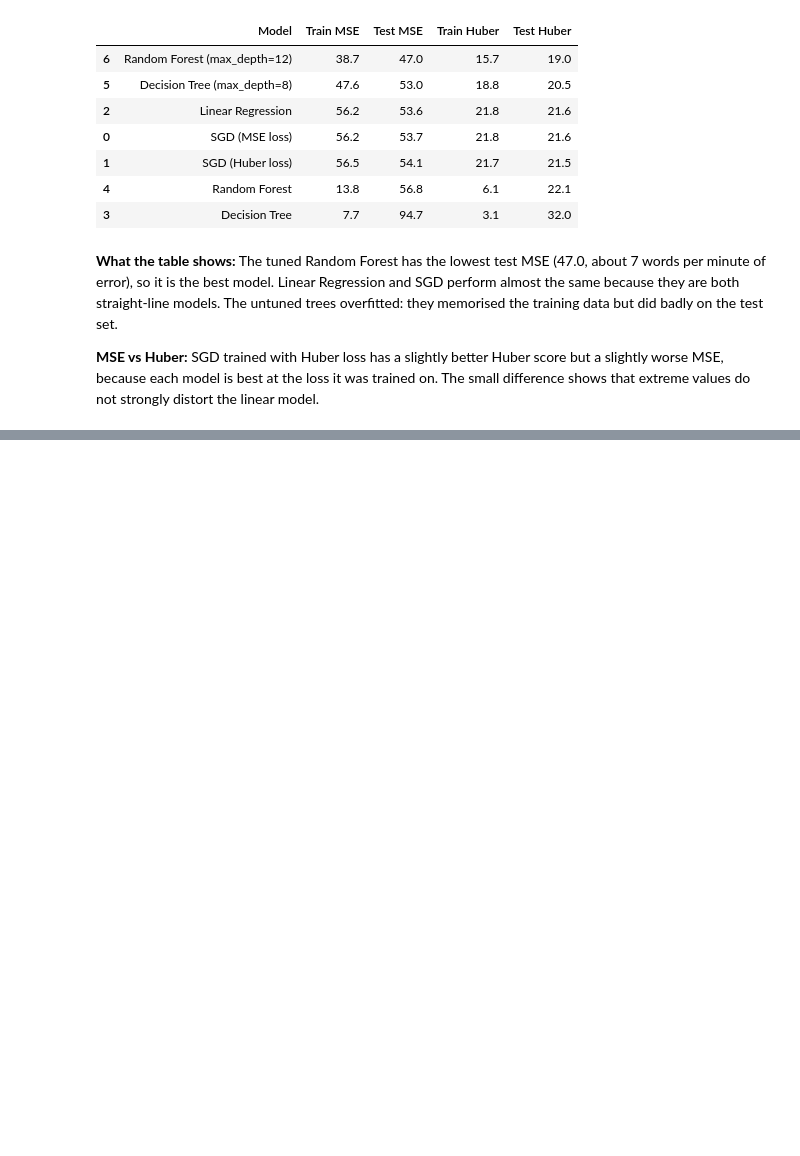
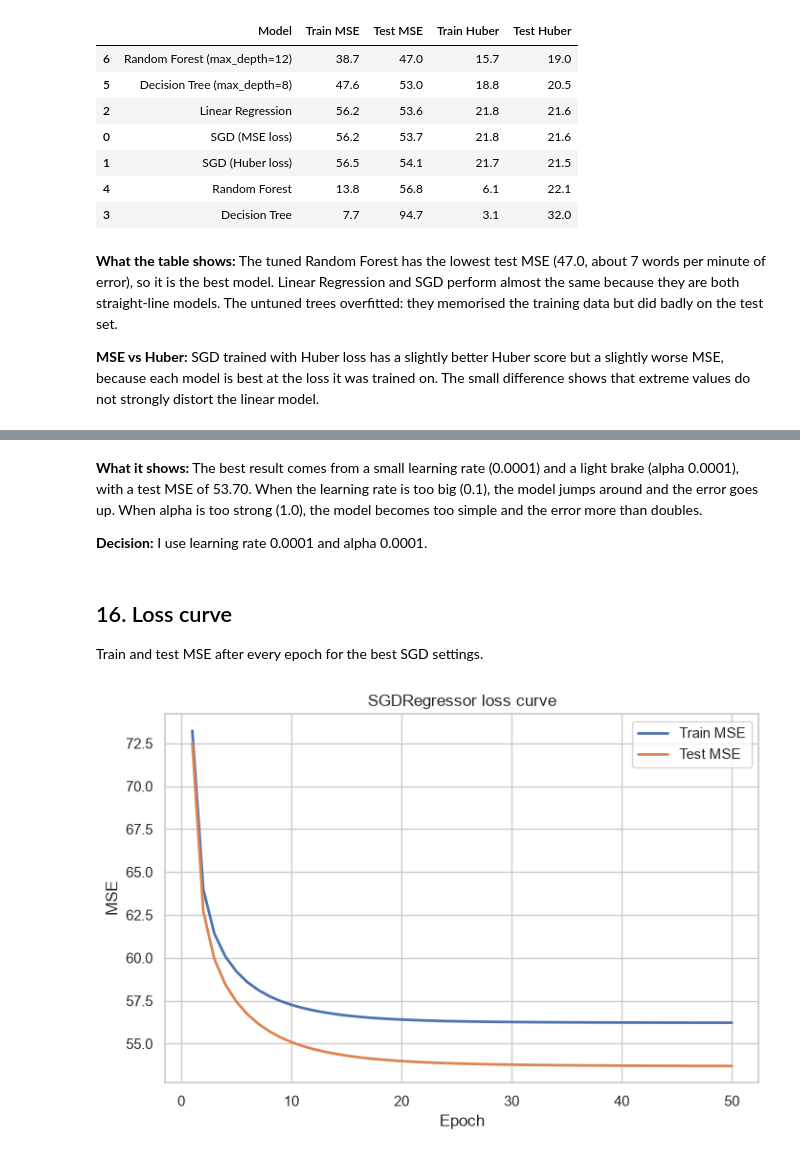
Before and after one commit to ishejaladouce/linear_regression_model, a Jupyter notebook: summative/linear_regression/multivariate.ipynb, the cells around one changed output, grey strips where cells are left out. Drawn from its saved outputs; the diff is of its cells as text; code cells hidden in the pictures; blank space fills up the shorter version.

Commit message:
Complete model training and save best model

```diff
--- a/summative/linear_regression/multivariate.ipynb
+++ b/summative/linear_regression/multivariate.ipynb
@@ -280,0 +284,18 @@ results_df
+# %%
+import warnings
+warnings.filterwarnings("ignore")
+
+tuning_results = []
+for learning_rate in [0.0001, 0.001, 0.01, 0.1]:
+    for alpha in [0.0001, 0.01, 1.0]:
+        sgd = SGDRegressor(learning_rate="constant", eta0=learning_rate,
+                           alpha=alpha, random_state=42)
+        for epoch in range(50):
+            sgd.partial_fit(X_train_prepared, y_train)
+        tuning_results.append({
+            "Learning rate": learning_rate,
+            "Alpha (regularization)": alpha,
+            "Test MSE": mean_squared_error(y_test, sgd.predict(X_test_prepared)),
+        })
+
+pd.DataFrame(tuning_results).round({"Test MSE": 2}).sort_values("Test MSE")
@@ -280,0 +316,27 @@ results_df
+# %% [markdown]
+**What it shows:** The best result comes from a small learning rate (0.0001) and a light brake (alpha 0.0001), with a test MSE of 53.70. When the learning rate is too big (0.1), the model jumps around and the error goes up. When alpha is too strong (1.0), the model becomes too simple and the error more than doubles.
+
+**Decision:** I use learning rate 0.0001 and alpha 0.0001.
+# %% [markdown]
+## 16. Loss curve
+Train and test MSE after every epoch for the best SGD settings.
+# %%
+sgd_best = SGDRegressor(learning_rate="constant", eta0=0.0001,
+                        alpha=0.0001, random_state=42)
+train_losses, test_losses = [], []
+
+for epoch in range(50):
+    sgd_best.partial_fit(X_train_prepared, y_train)
+    train_losses.append(mean_squared_error(y_train, sgd_best.predict(X_train_prepared)))
+    test_losses.append(mean_squared_error(y_test, sgd_best.predict(X_test_prepared)))
+
+plt.figure(figsize=(8, 5))
+plt.plot(range(1, 51), train_losses, label="Train MSE", color="#4C72B0", linewidth=2)
+plt.plot(range(1, 51), test_losses, label="Test MSE", color="#DD8452", linewidth=2)
+plt.xlabel("Epoch")
+plt.ylabel("MSE")
+plt.title("SGDRegressor loss curve")
+plt.legend()
+plt.show()
+# %% [output]
+[figure, added]
```
Also changed, not shown: parts of 10 cells of this notebook, 1 other file.
